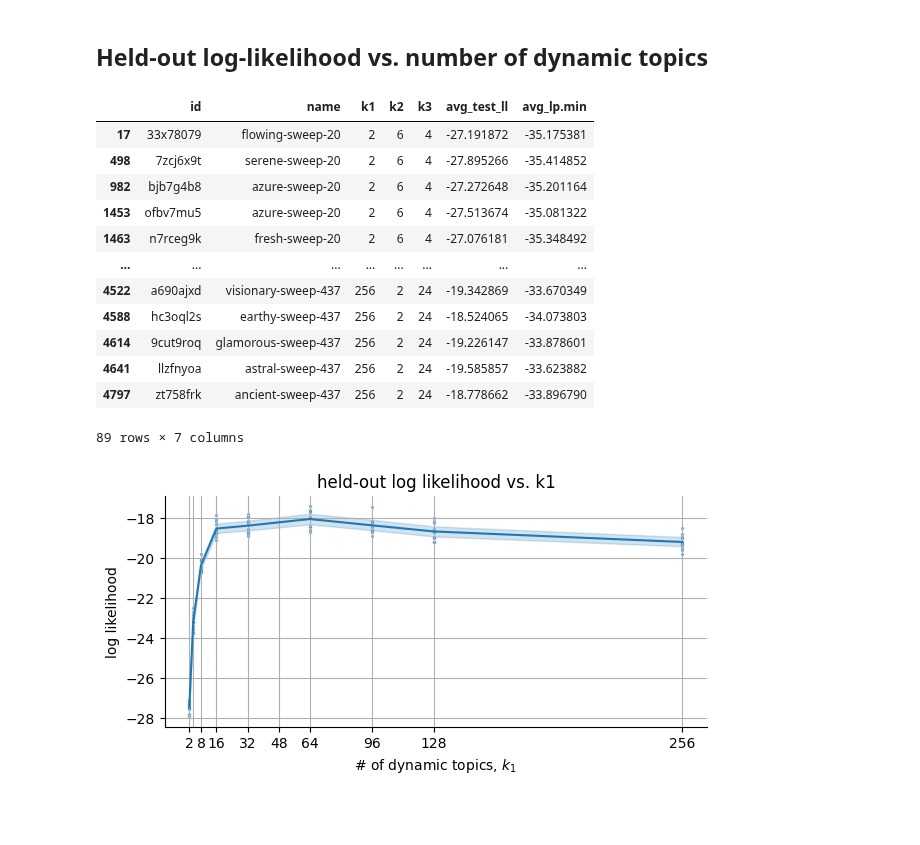
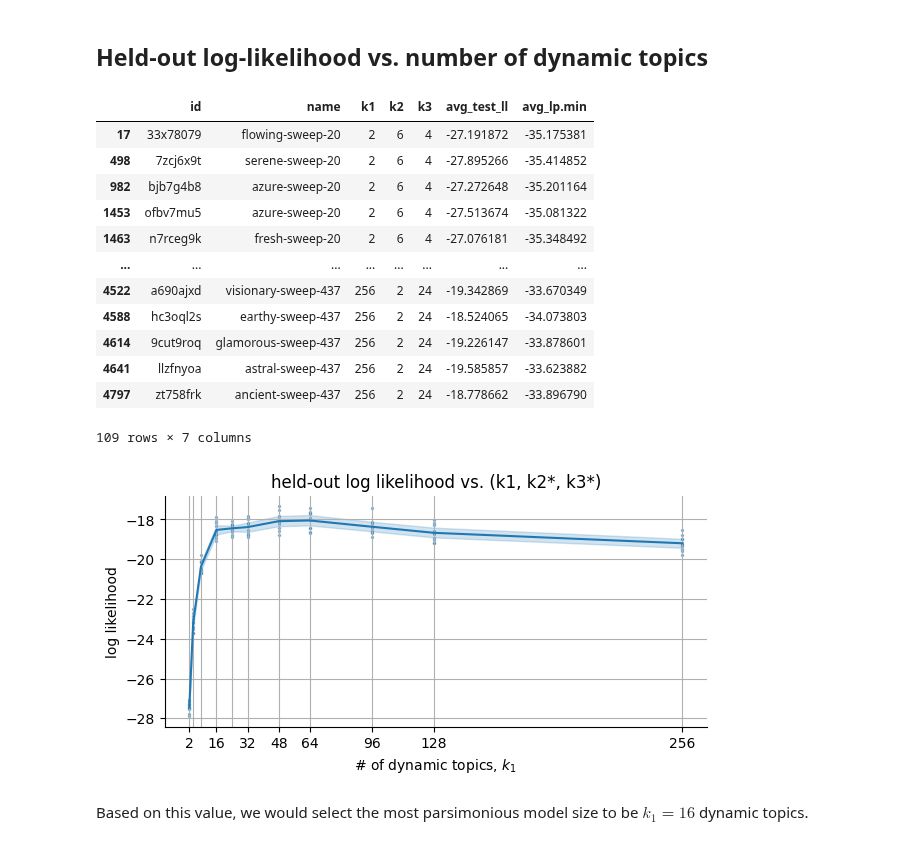
Before and after one commit to lindermanlab/dirichlet-tucker, a Jupyter notebook: analysis/moseq-drugs/crossval_reconstruction/Analyze_cross_validation_results.ipynb, the cells around one changed output. Drawn from its saved outputs; the diff is of its cells as text; code cells hidden in the pictures; blank space fills up the shorter version.

```diff
--- a/analysis/moseq-drugs/crossval_reconstruction/Analyze_cross_validation_results.ipynb
+++ b/analysis/moseq-drugs/crossval_reconstruction/Analyze_cross_validation_results.ipynb
@@ -52,10 +52,10 @@ def get_results(update: bool=False, filepath: str='results.csv'):
             config_keys=['k1', 'k2', 'k3'],
             summary_keys=['avg_test_ll'],
             log_keys=['avg_lp.min'],
-            timeout=60,
+            timeout=120,
         )
 
-        print(f"Done. Saving results to {filepath}.")
+        print(f"Done. Saving results to '{filepath}'.")
         df.to_csv(filepath, index=False)
 
     return df
@@ -151,7 +159,9 @@ selected_dtd_ranks = [
     (  4,  6,  8),
     (  8,  8, 16),
     ( 16,  8, 24),
+    ( 24,  6, 24),
     ( 32,  4, 24),
+    ( 48,  4, 36),
     ( 64,  4, 36),
     ( 96,  4, 48),
     (128,  2, 36),
@@ -178,28 +188,30 @@ selected_df
 | 4614 | 9cut9roq | glamorous-sweep-437 | 256 | 2 | 24 | -19.226147 | -33.878601 |
 | 4641 | llzfnyoa | astral-sweep-437 | 256 | 2 | 24 | -19.585857 | -33.623882 |
 | 4797 | zt758frk | ancient-sweep-437 | 256 | 2 | 24 | -18.778662 | -33.896790 |
-89 rows × 7 columns
+109 rows × 7 columns
 # %%
 plt.figure(figsize=(7,3))
 sns.lineplot(selected_df, x='k1', y='avg_test_ll')
 sns.scatterplot(selected_df, x='k1', y='avg_test_ll', s=6, alpha=0.6)
 
 ax = plt.gca()
 
-ax.set_xticks([2, 8, 16, 32, 48, 64, 96, 128, 256])
+ax.set_xticks([2, 16, 32, 48, 64, 96, 128, 256])
 
 # Draw grid lines for all swept values, but do not show ticks
 all_xticks = selected_df['k1'].unique()
 ax.set_xticks(all_xticks, minor=True)
 ax.tick_params(which='minor', bottom=False)
 
 ax.grid(which='both')
 
-ax.set_title("held-out log likelihood vs. k1")
+ax.set_title("held-out log likelihood vs. (k1, k2*, k3*)")
 
 ax.set_xlabel(r"# of dynamic topics, $k_1$")
 ax.set_ylabel("log likelihood")
 
 sns.despine()
 # %% [output]
-[figure, old version]
+[figure, new version]
+# %% [markdown]
+Based on this value, we would select the most parsimonious model size to be $k_1=16$ dynamic topics.
```
Also changed, not shown: parts of 4 cells of this notebook, 3 other files.
